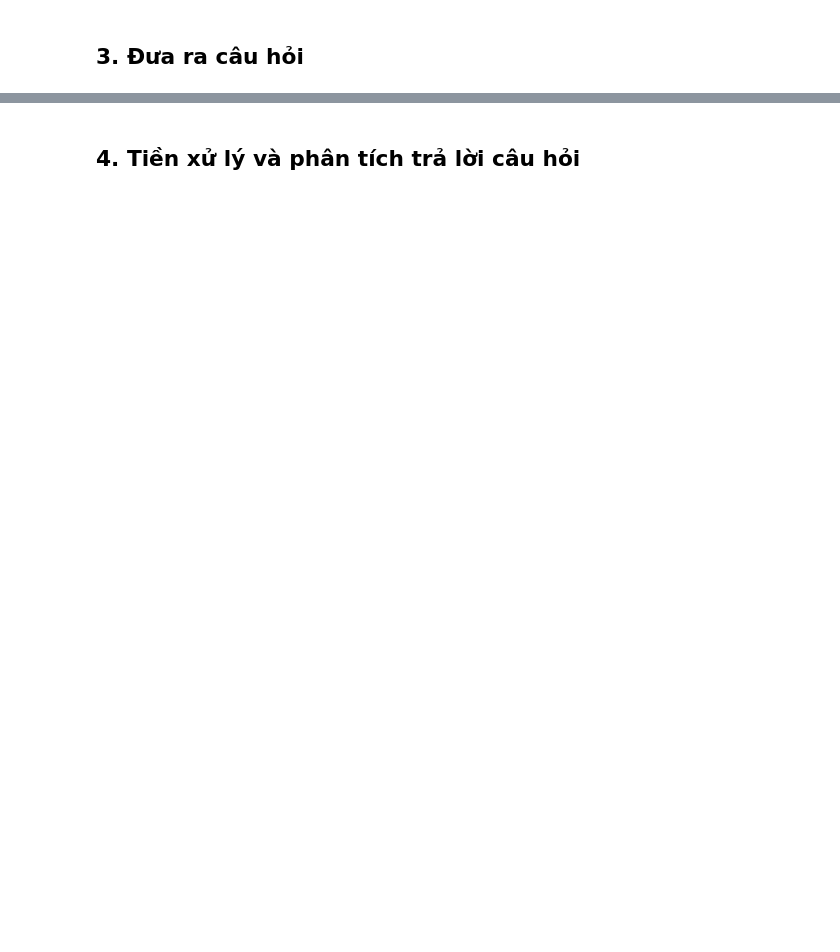
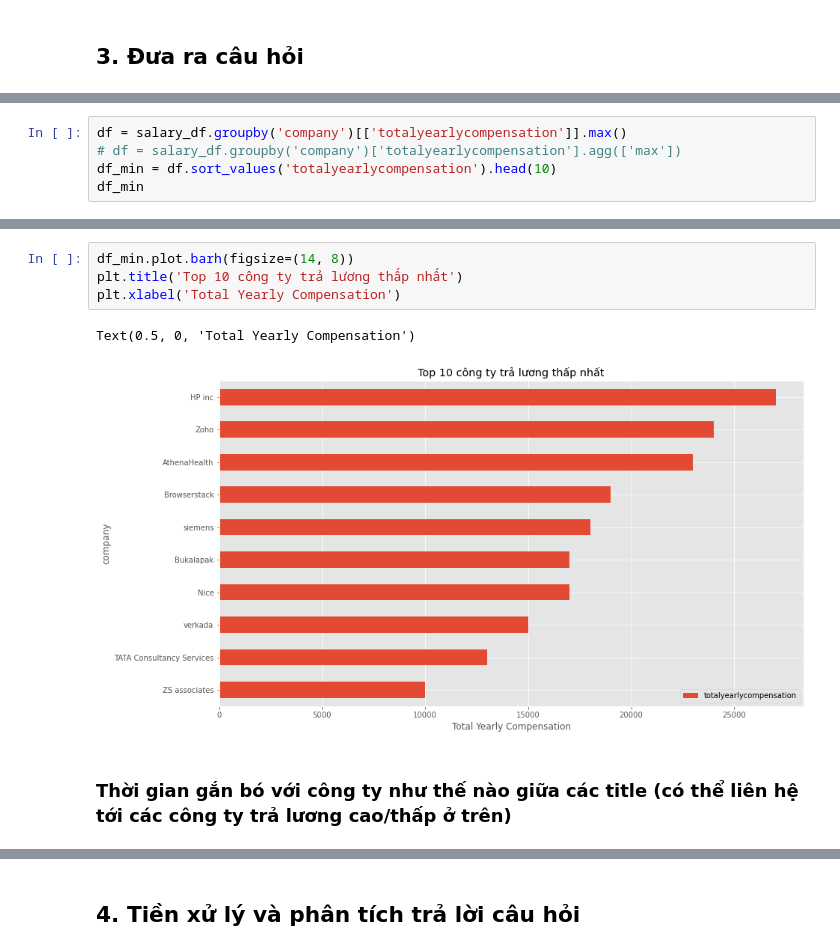
Before and after one commit to TanThinNguyen/P4DS-final-project, a Jupyter notebook: notebook.ipynb, the cells around one changed output, grey strips where cells are left out. Drawn from its saved outputs; the diff is of its cells as text; blank space fills up the shorter version.

```diff
--- a/notebook.ipynb
+++ b/notebook.ipynb
@@ -209,0 +326,5 @@ salary_df
+# %%
+df = salary_df.groupby('company')[['totalyearlycompensation']].max()
+# df = salary_df.groupby('company')['totalyearlycompensation'].agg(['max'])
+df_min = df.sort_values('totalyearlycompensation').head(10)
+df_min
@@ -209,0 +344,9 @@ salary_df
+# %%
+df_min.plot.barh(figsize=(14, 8))
+plt.title('Top 10 công ty trả lương thấp nhất')
+plt.xlabel('Total Yearly Compensation')
+# %% [output]
+Text(0.5, 0, 'Total Yearly Compensation')
+[figure, added]
+# %% [markdown]
+### Thời gian gắn bó với công ty như thế nào giữa các title (có thể liên hệ tới các công ty trả lương cao/thấp ở trên)
```
Also changed, not shown: parts of 53 cells of this notebook, 1 other file.
